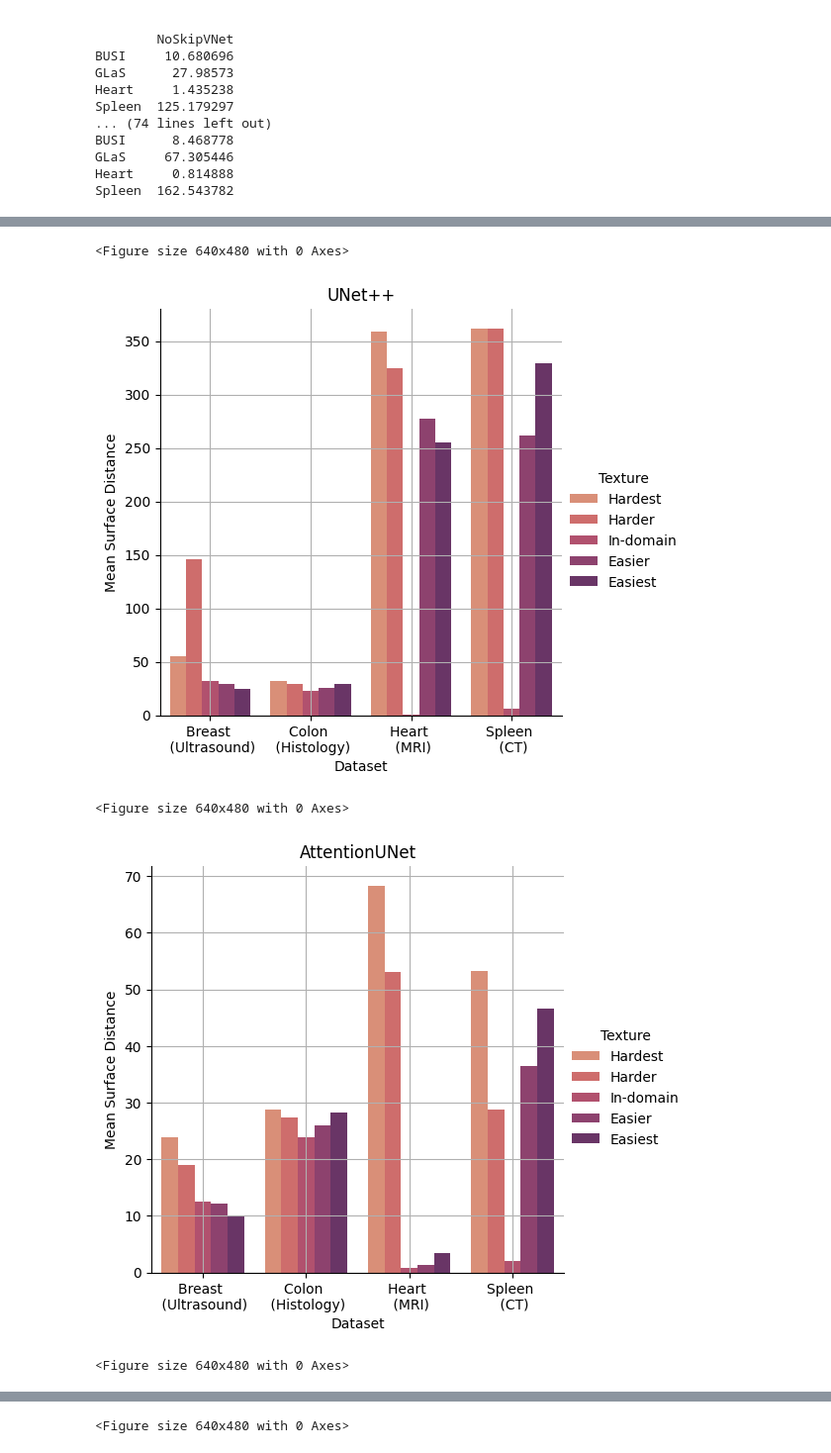
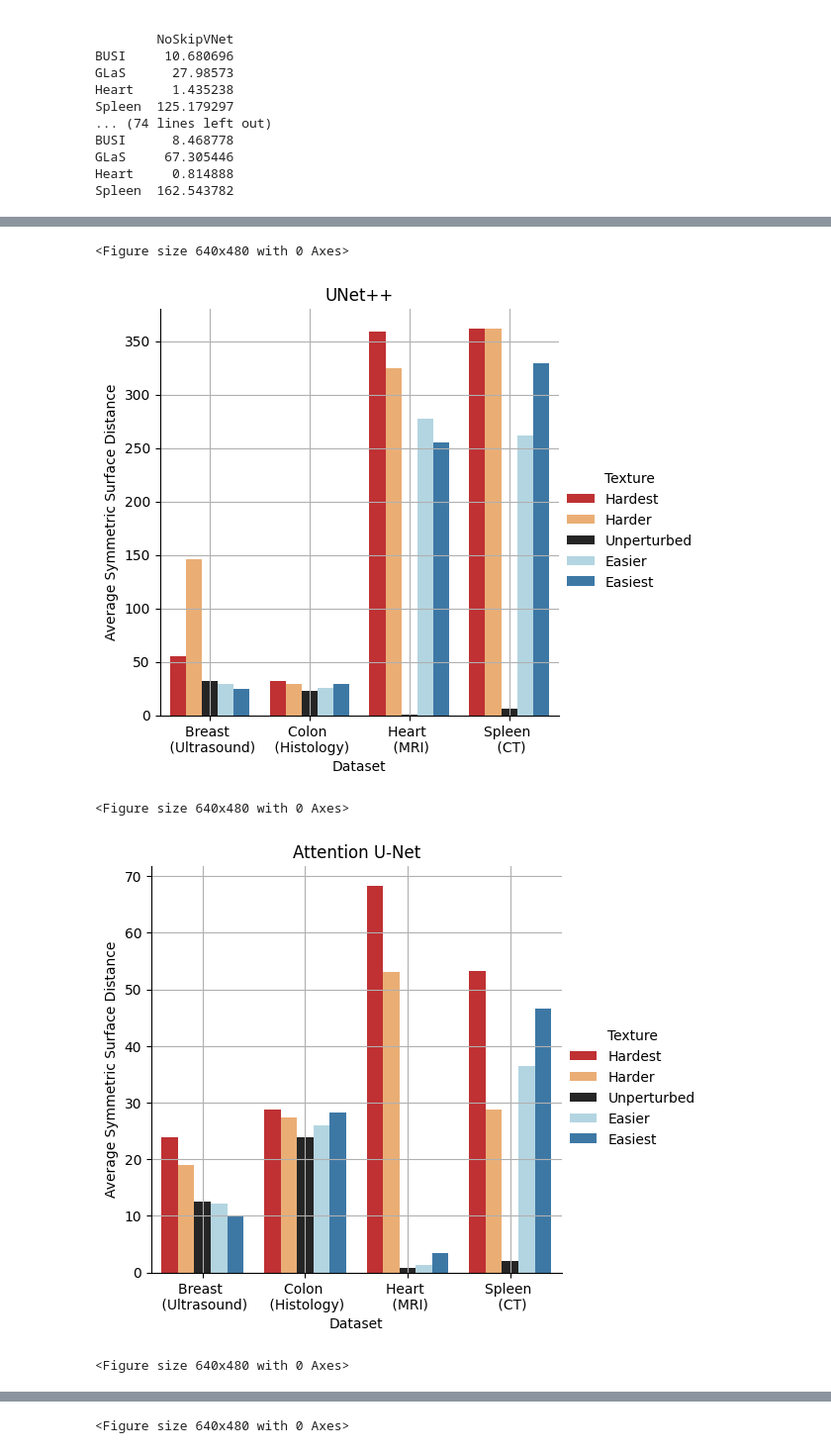
Before and after one commit to amithjkamath/to_skip_or_not, a Jupyter notebook: notebooks/clinical-robustness-surface-distance.ipynb, the cells around one changed output, grey strips where cells are left out. Shown at 99% size. Saved outputs shown, nothing was run; the diff lists cells and outputs as text; code cells hidden in the pictures.

```diff
--- a/notebooks/clinical-robustness-surface-distance.ipynb
+++ b/notebooks/clinical-robustness-surface-distance.ipynb
@@ -8,10 +8,13 @@ import seaborn as sns
 results_path = "../reports"
 
 model_list = ["UNet++", "AttentionUNet", "UNet", "VNet", "NoSkipUNet", "NoSkipVNet"]
+model_alias = {"UNet++": "UNet++", "AttentionUNet": "Attention U-Net", "UNet": "U-Net", "VNet": "V-Net", "NoSkipUNet": "NoSkipU-Net", "NoSkipVNet": "NoSkipV-Net"}
+
 anatomy_list = ["BUSI", "GLaS", "Heart", "Spleen"]
 anatomy_alias = {"BUSI": "Breast \n (Ultrasound)", "GLaS": "Colon \n (Histology)", "Heart": "Heart \n (MRI)", "Spleen": "Spleen \n (CT)"}
+
 variant_list = ["lower", "low", "in-domain", "high", "higher"]
-variant_alias = {"lower": "Hardest", "low": "Harder", "in-domain": "In-domain", "high": "Easier", "higher": "Easiest"}
+variant_alias = {"lower": "Hardest", "low": "Harder", "in-domain": "Unperturbed", "high": "Easier", "higher": "Easiest"}
 # %%
 sdist_mean_data = {}
 sdist_std_data = {}
@@ -102,18 +105,19 @@ For Spleen and model: NoSkipVNet, CV = 0.6306504984920162
 # %%
 for model_type in model_list:
     data_results = []
     for image_type in anatomy_list:
         for variant in variant_list:
-            data_results.append([variant_alias[variant], model_type, anatomy_alias[image_type], sdist_mean_data[variant][model_type][image_type]])
+            data_results.append([variant_alias[variant], model_alias[model_type], anatomy_alias[image_type], sdist_mean_data[variant][model_type][image_type]])
+
 
     plt.figure()
-    df = pd.DataFrame(data_results, columns=["Texture", "Model", "Dataset", "Mean Surface Distance"])
-    sns.catplot(data=df, kind="bar", x="Dataset", y="Mean Surface Distance", hue="Texture", palette='flare')
-    plt.title(model_type)
+    df = pd.DataFrame(data_results, columns=["Texture", "Model", "Dataset", "Average Symmetric Surface Distance"])
+    sns.catplot(data=df, kind="bar", x="Dataset", y="Average Symmetric Surface Distance", hue="Texture", palette=sns.color_palette(['#d7191c', '#fdae61', '#252525', '#abd9e9', '#2c7bb6']))
+    plt.title(model_alias[model_type])
     plt.grid(True)
 # %% [output]
 <Figure size 640x480 with 0 Axes>
-[figure, old version]
+[figure, new version]
 <Figure size 640x480 with 0 Axes>
-[figure, old version]
+[figure, new version]
 <Figure size 640x480 with 0 Axes>
```
Also changed, not shown: parts of 1 cell of this notebook, 7 other files.
